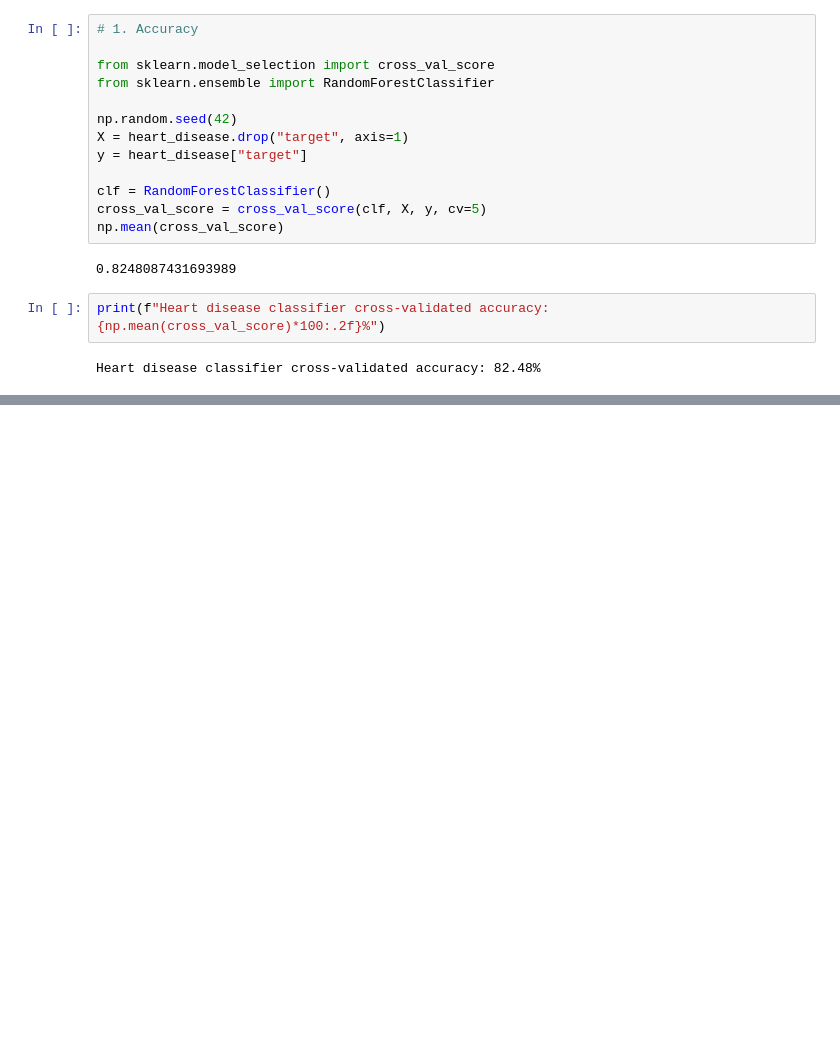
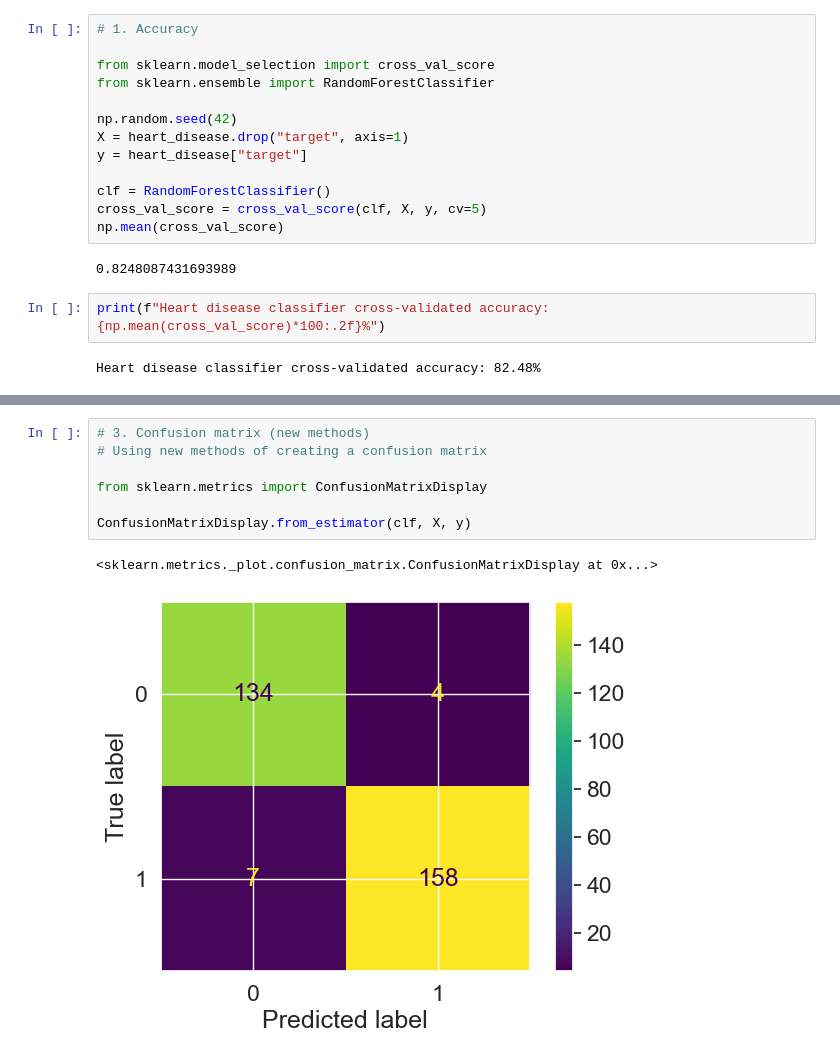
Before and after one commit to anxiousbilla/sample_ai_project, a Jupyter notebook: ScikitLearn.ipynb, the cells around one changed output, grey strips where cells are left out. Drawn from its saved outputs; the diff is of its cells as text; blank space fills up the shorter version.

```diff
--- a/ScikitLearn.ipynb
+++ b/ScikitLearn.ipynb
@@ -959,0 +1103,10 @@ Heart disease classifier cross-validated accuracy: 82.48%
+# %%
+# 3. Confusion matrix (new methods)
+# Using new methods of creating a confusion matrix
+
+from sklearn.metrics import ConfusionMatrixDisplay
+
+ConfusionMatrixDisplay.from_estimator(clf, X, y)
+# %% [output]
+<sklearn.metrics._plot.confusion_matrix.ConfusionMatrixDisplay at 0x...>
+[figure, added]
```
Also changed, not shown: parts of 66 cells of this notebook, 1 other file.
